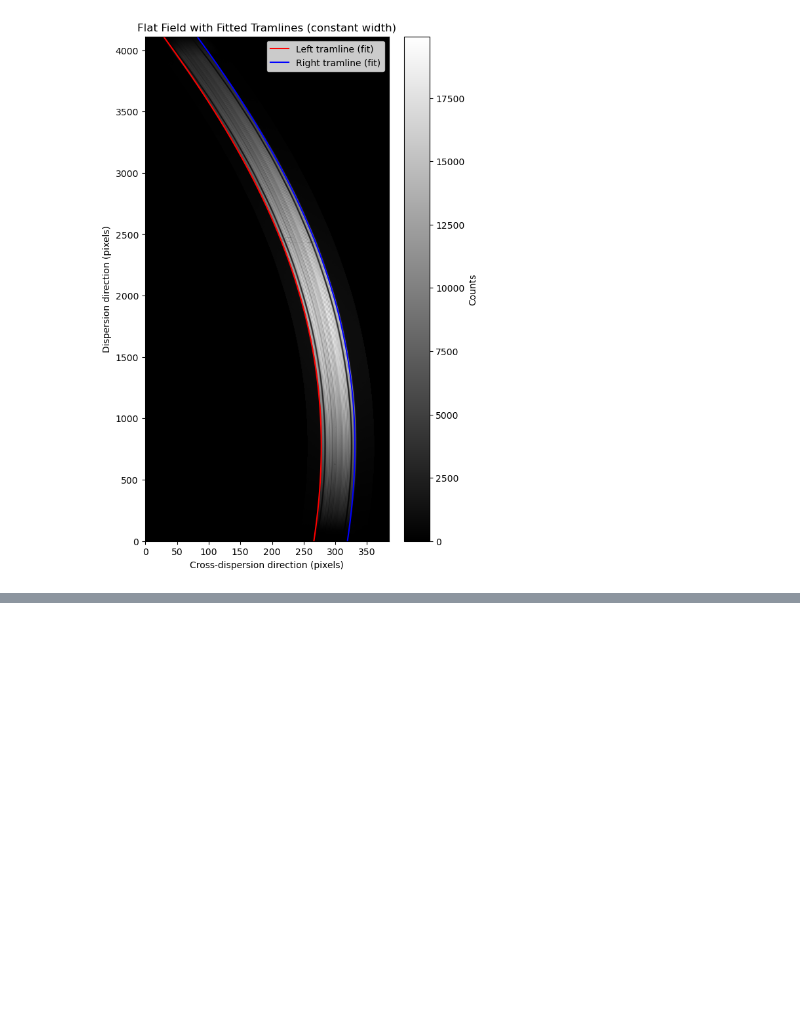
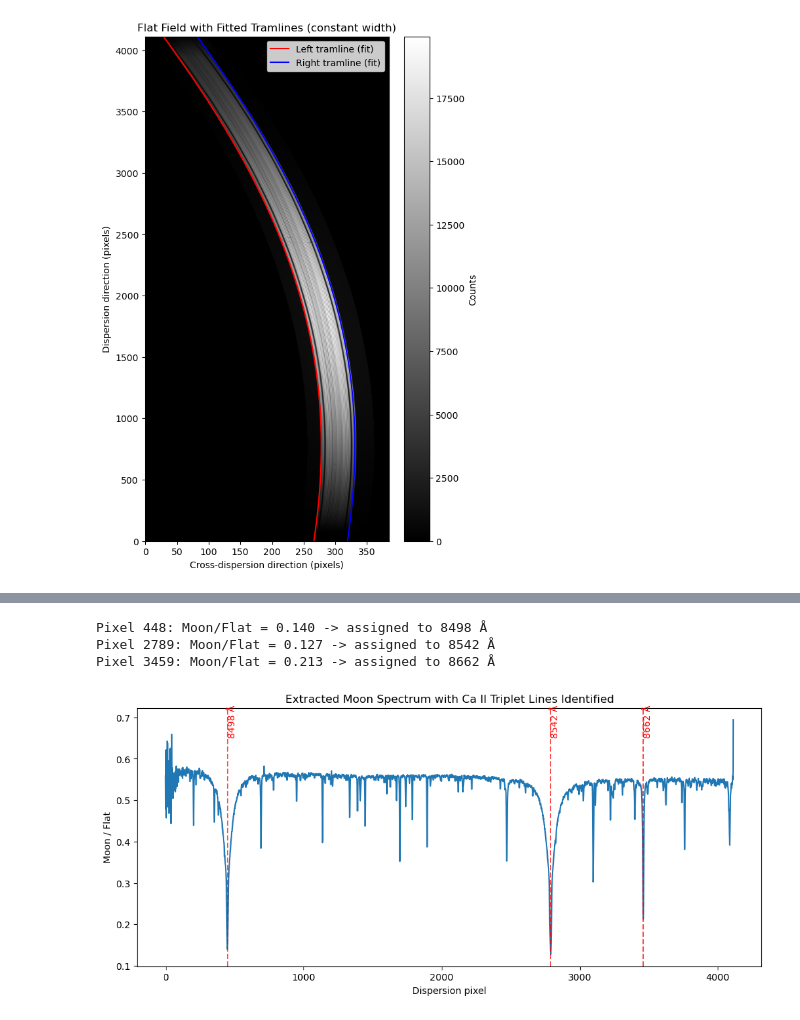
Before and after one commit to nabeeha19/Astro-Computing-Assignment2, a Jupyter notebook: spectrum_reduction.ipynb, the cells around one changed output, grey strips where cells are left out. Drawn from its saved outputs; the diff is of its cells as text; code cells hidden in the pictures; blank space fills up the shorter version.

```diff
--- a/spectrum_reduction.ipynb
+++ b/spectrum_reduction.ipynb
@@ -171,0 +246,49 @@ Median tramline width: 53.00 pixels
+# %%
+from scipy.signal import find_peaks
+
+valid_ratio = ~np.isnan(ratio)
+inverted = -ratio[valid_ratio]
+peak_rows = rows[valid_ratio]
+
+peaks, properties = find_peaks(inverted, prominence=0.05)
+peak_pixels = peak_rows[peaks]
+peak_depths = ratio[valid_ratio][peaks]
+
+# Exclude noisy edge pixels near the start of the detector
+valid_peaks_mask = peak_pixels > 100
+filtered_pixels = peak_pixels[valid_peaks_mask]
+filtered_depths = peak_depths[valid_peaks_mask]
+
+# Keep only the 3 deepest dips (Ca II triplet should be the strongest lines)
+sorted_idx = np.argsort(filtered_depths)
+top3_pixels = filtered_pixels[sorted_idx][:3]
+top3_depths = filtered_depths[sorted_idx][:3]
+
+# Re-sort by pixel position (left to right) to match increasing wavelength order
+order = np.argsort(top3_pixels)
+ca_ii_pixels = top3_pixels[order]
+ca_ii_depths = top3_depths[order]
+ca_ii_wavelengths = [8498, 8542, 8662]
+
+for px, depth, wl in zip(ca_ii_pixels, ca_ii_depths, ca_ii_wavelengths):
+    print(f"Pixel {px}: Moon/Flat = {depth:.3f} -> assigned to {wl} Å")
+# %% [output]
+Pixel 448: Moon/Flat = 0.140 -> assigned to 8498 Å
+Pixel 2789: Moon/Flat = 0.127 -> assigned to 8542 Å
+Pixel 3459: Moon/Flat = 0.213 -> assigned to 8662 Å
+# %%
+ca_ii_pixels = [448, 2789, 3459]
+ca_ii_wavelengths = [8498, 8542, 8662]
+
+plt.figure(figsize=(12, 5))
+plt.plot(rows, ratio)
+for px, wl in zip(ca_ii_pixels, ca_ii_wavelengths):
+    plt.axvline(px, color='red', linestyle='--', alpha=0.7)
+    plt.text(px, 0.65, f'{wl} Å', rotation=90, verticalalignment='bottom', color='red')
+plt.xlabel('Dispersion pixel')
+plt.ylabel('Moon / Flat')
+plt.title('Extracted Moon Spectrum with Ca II Triplet Lines Identified')
+plt.savefig('figures/moon_spectrum_ca2_lines.png', dpi=150)
+plt.show()
+# %% [output]
+[figure, added]
```
Also changed, not shown: parts of 5 cells of this notebook, 1 other file.
